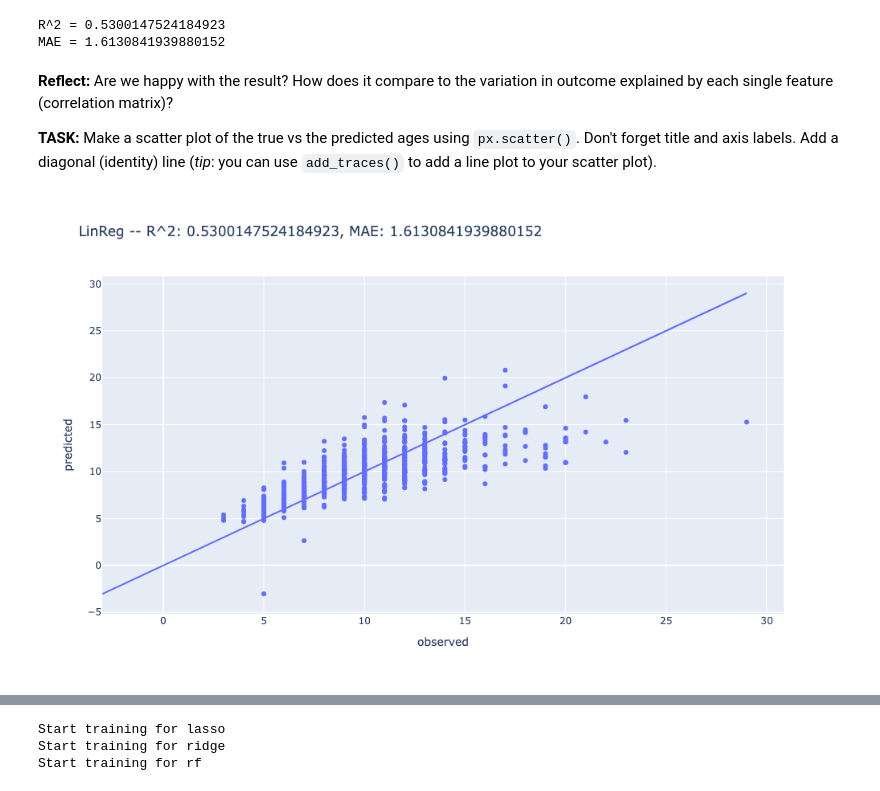
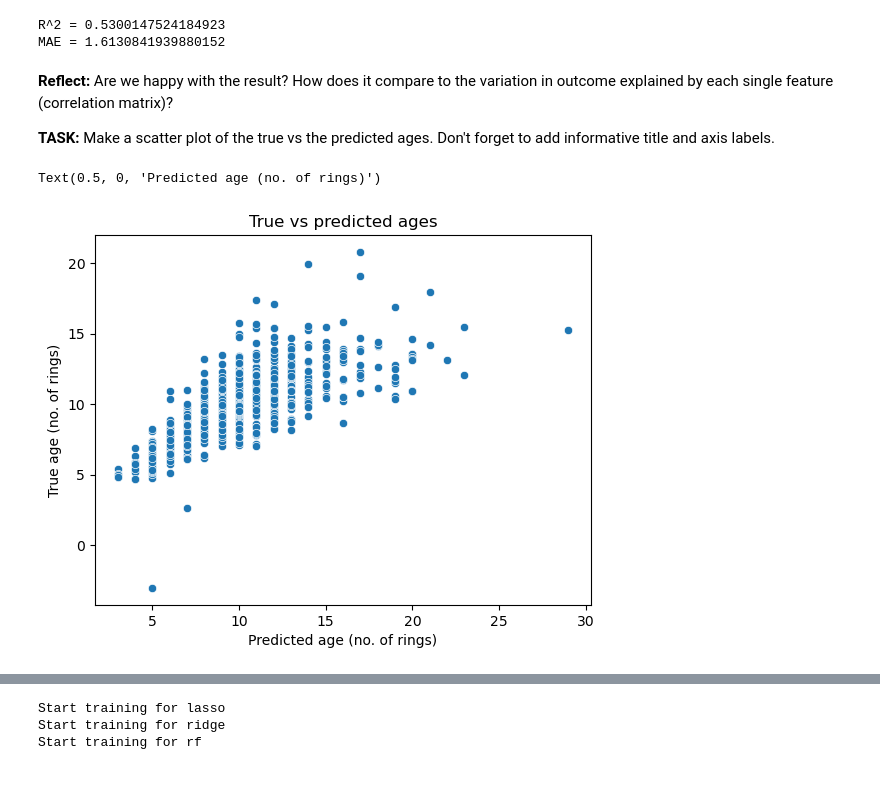
Before and after one commit to edinburgh-bto/2025-DExB2, a Jupyter notebook: Week_06/class-12-notebook-multiple-regression-answers.ipynb, the cells around one changed output, grey strips where cells are left out. Cells and saved outputs as stored; diff of their text form; code cells hidden in the pictures.

````diff
--- a/Week_06/class-12-notebook-multiple-regression-answers.ipynb
+++ b/Week_06/class-12-notebook-multiple-regression-answers.ipynb
@@ -160,0 +166,3 @@ features = [x for x in df.columns if x not in ['Rings']]
+# %%
+# Or, could first make the list of column names then remove "Rings" by its position
+features = list(df.columns)[0:8]
@@ -314,2 +295,6 @@ Some final steps before we start with our regression.
 X = df.iloc[:, :-1].values
 y = df.iloc[:, -1].values
+# %%
+# another approach with loc
+X = df.loc[:, features].values
+y = df.loc[:, "Rings"].values
@@ -360,17 +359,13 @@ MAE = 1.6130841939880152
 # %% [markdown]
 **Reflect:** Are we happy with the result? How does it compare to the variation in outcome explained by each single feature (correlation matrix)?
 
-**TASK:** Make a scatter plot of the true vs the predicted ages using ```px.scatter()```. Don't forget title and axis labels. Add a diagonal (identity) line (*tip*: you can use ```add_traces()``` to add a line plot to your scatter plot).
+**TASK:** Make a scatter plot of the true vs the predicted ages. Don't forget to add informative title and axis labels.
 # %%
-axmin = min([min(y_test),min(ypred)])
-axmax = max([max(y_test),max(ypred)])
-fig1 = px.line(x=[axmin, axmax], y = [axmin, axmax])
-fig2 = px.scatter(x = y_test, y = ypred,
-                  width = 600, height=600,
-                  title = '{} -- R^2: {}, MAE: {}'.format("LinReg",r2_score(y_test,ypred), mean_absolute_error(y_test,ypred)),
-                  labels={"x": "observed",
-                          "y": "predicted"}
-                 ).add_traces(fig1.data)
-fig2.show()
+fig_testvspred = sns.scatterplot(x = y_test, y = ypred)
+
+fig_testvspred.set_title("True vs predicted ages")
+fig_testvspred.set_ylabel("True age (no. of rings)")
+fig_testvspred.set_xlabel("Predicted age (no. of rings)")
 # %% [output]
+Text(0.5, 0, 'Predicted age (no. of rings)')
-[figure, old version]
+[figure, new version]
````
Also changed, not shown: parts of 56 cells of this notebook, 2 other files.
